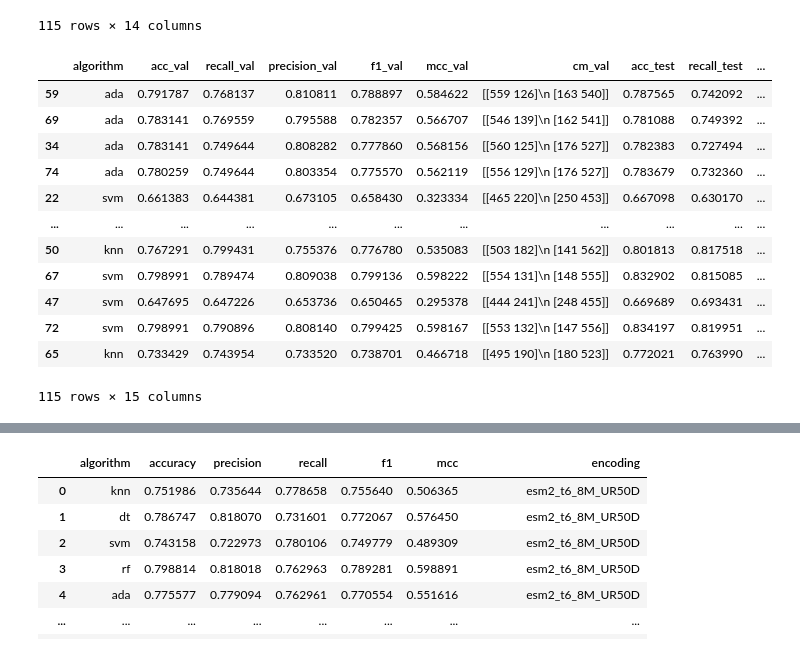
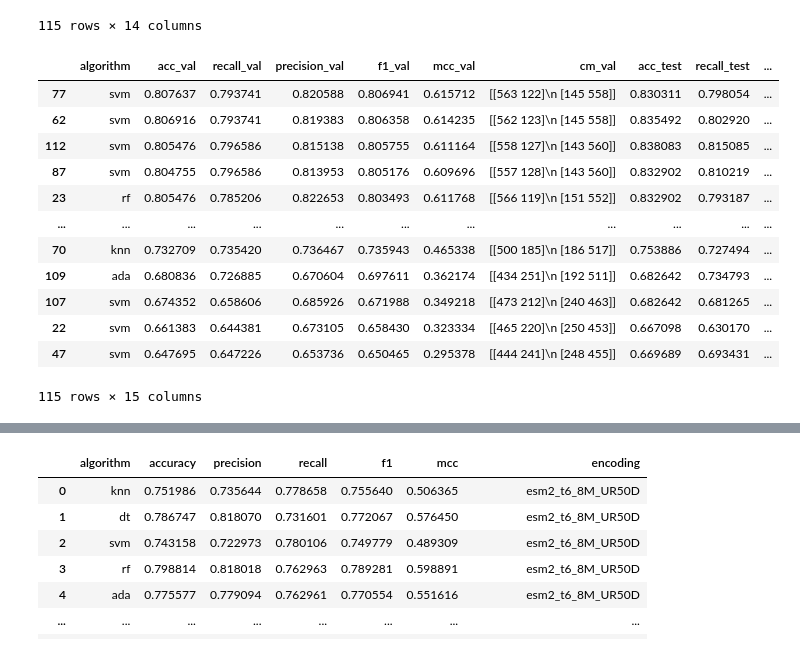
Before and after one commit to diegfernv/mk_numerical_representation, a Jupyter notebook: notebooks/3-Analysis.ipynb, the cells around one changed output, grey strips where cells are left out. Cells and saved outputs as stored; diff of their text form; code cells hidden in the pictures.

```diff
--- a/notebooks/3-Analysis.ipynb
+++ b/notebooks/3-Analysis.ipynb
@@ -5,6 +3,6 @@ import pandas as pd
 # %%
-metrics_ml = pd.read_csv("../data/models/results_ml_val_test.csv")
-metrics_ml
+results = pd.read_csv("../data/models/results_ml_val_test.csv")
+results
 # %% [output]
 |  | algorithm | acc_val | recall_val | precision_val | f1_val | mcc_val | cm_val | acc_test | recall_test | ... |
 | 0 | knn | 0.772334 | 0.812233 | 0.756291 | 0.783265 | 0.545686 | [[501 184]\n [132 571]] | 0.805699 | 0.822384 | ... |
@@ -24,16 +20,18 @@ metrics_ml["overfitting"] = abs(metrics_ml["f1_val"] - metrics_ml["f1_test"])
+# %%
+results["overfitting_gap"] = abs(results["f1_val"] - results["f1_test"])
 # %%
-metrics_ml.sort_values(by=["overfitting"], ascending=[True])
+results.sort_values(by=["f1_val", "f1_test", "overfitting_gap"], ascending=[False, False, True])
 # %% [output]
 |  | algorithm | acc_val | recall_val | precision_val | f1_val | mcc_val | cm_val | acc_test | recall_test | ... |
-| 59 | ada | 0.791787 | 0.768137 | 0.810811 | 0.788897 | 0.584622 | [[559 126]\n [163 540]] | 0.787565 | 0.742092 | ... |
-| 69 | ada | 0.783141 | 0.769559 | 0.795588 | 0.782357 | 0.566707 | [[546 139]\n [162 541]] | 0.781088 | 0.749392 | ... |
-| 34 | ada | 0.783141 | 0.749644 | 0.808282 | 0.777860 | 0.568156 | [[560 125]\n [176 527]] | 0.782383 | 0.727494 | ... |
-| 74 | ada | 0.780259 | 0.749644 | 0.803354 | 0.775570 | 0.562119 | [[556 129]\n [176 527]] | 0.783679 | 0.732360 | ... |
+| 77 | svm | 0.807637 | 0.793741 | 0.820588 | 0.806941 | 0.615712 | [[563 122]\n [145 558]] | 0.830311 | 0.798054 | ... |
+| 62 | svm | 0.806916 | 0.793741 | 0.819383 | 0.806358 | 0.614235 | [[562 123]\n [145 558]] | 0.835492 | 0.802920 | ... |
+| 112 | svm | 0.805476 | 0.796586 | 0.815138 | 0.805755 | 0.611164 | [[558 127]\n [143 560]] | 0.838083 | 0.815085 | ... |
+| 87 | svm | 0.804755 | 0.796586 | 0.813953 | 0.805176 | 0.609696 | [[557 128]\n [143 560]] | 0.832902 | 0.810219 | ... |
+| 23 | rf | 0.805476 | 0.785206 | 0.822653 | 0.803493 | 0.611768 | [[566 119]\n [151 552]] | 0.832902 | 0.793187 | ... |
+| ... | ... | ... | ... | ... | ... | ... | ... | ... | ... | ... |
+| 70 | knn | 0.732709 | 0.735420 | 0.736467 | 0.735943 | 0.465338 | [[500 185]\n [186 517]] | 0.753886 | 0.727494 | ... |
+| 109 | ada | 0.680836 | 0.726885 | 0.670604 | 0.697611 | 0.362174 | [[434 251]\n [192 511]] | 0.682642 | 0.734793 | ... |
+| 107 | svm | 0.674352 | 0.658606 | 0.685926 | 0.671988 | 0.349218 | [[473 212]\n [240 463]] | 0.682642 | 0.681265 | ... |
 | 22 | svm | 0.661383 | 0.644381 | 0.673105 | 0.658430 | 0.323334 | [[465 220]\n [250 453]] | 0.667098 | 0.630170 | ... |
-| ... | ... | ... | ... | ... | ... | ... | ... | ... | ... | ... |
-| 50 | knn | 0.767291 | 0.799431 | 0.755376 | 0.776780 | 0.535083 | [[503 182]\n [141 562]] | 0.801813 | 0.817518 | ... |
-| 67 | svm | 0.798991 | 0.789474 | 0.809038 | 0.799136 | 0.598222 | [[554 131]\n [148 555]] | 0.832902 | 0.815085 | ... |
 | 47 | svm | 0.647695 | 0.647226 | 0.653736 | 0.650465 | 0.295378 | [[444 241]\n [248 455]] | 0.669689 | 0.693431 | ... |
-| 72 | svm | 0.798991 | 0.790896 | 0.808140 | 0.799425 | 0.598167 | [[553 132]\n [147 556]] | 0.834197 | 0.819951 | ... |
-| 65 | knn | 0.733429 | 0.743954 | 0.733520 | 0.738701 | 0.466718 | [[495 190]\n [180 523]] | 0.772021 | 0.763990 | ... |
 115 rows × 15 columns
```
Also changed, not shown: parts of 16 cells of this notebook, 3 other files.
